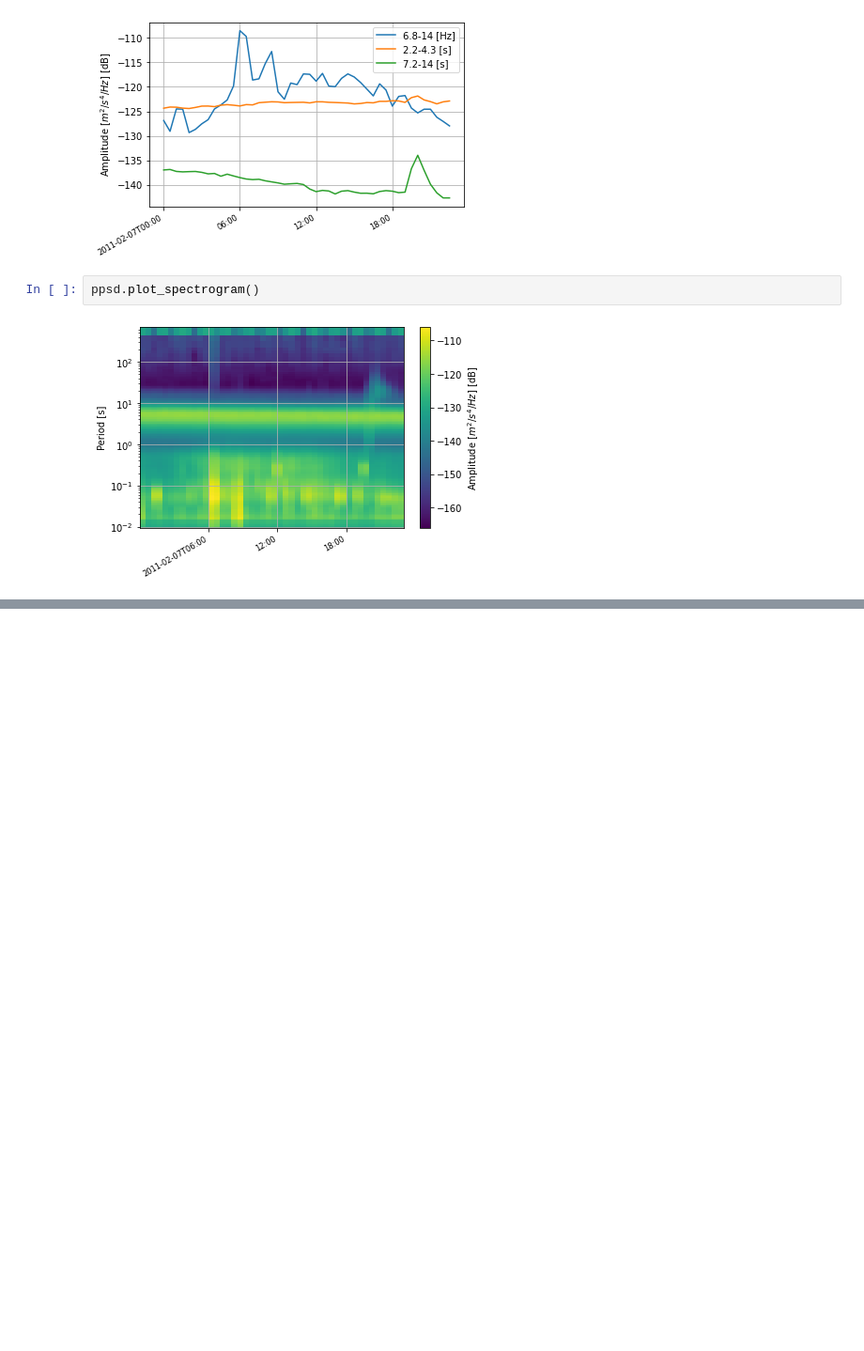
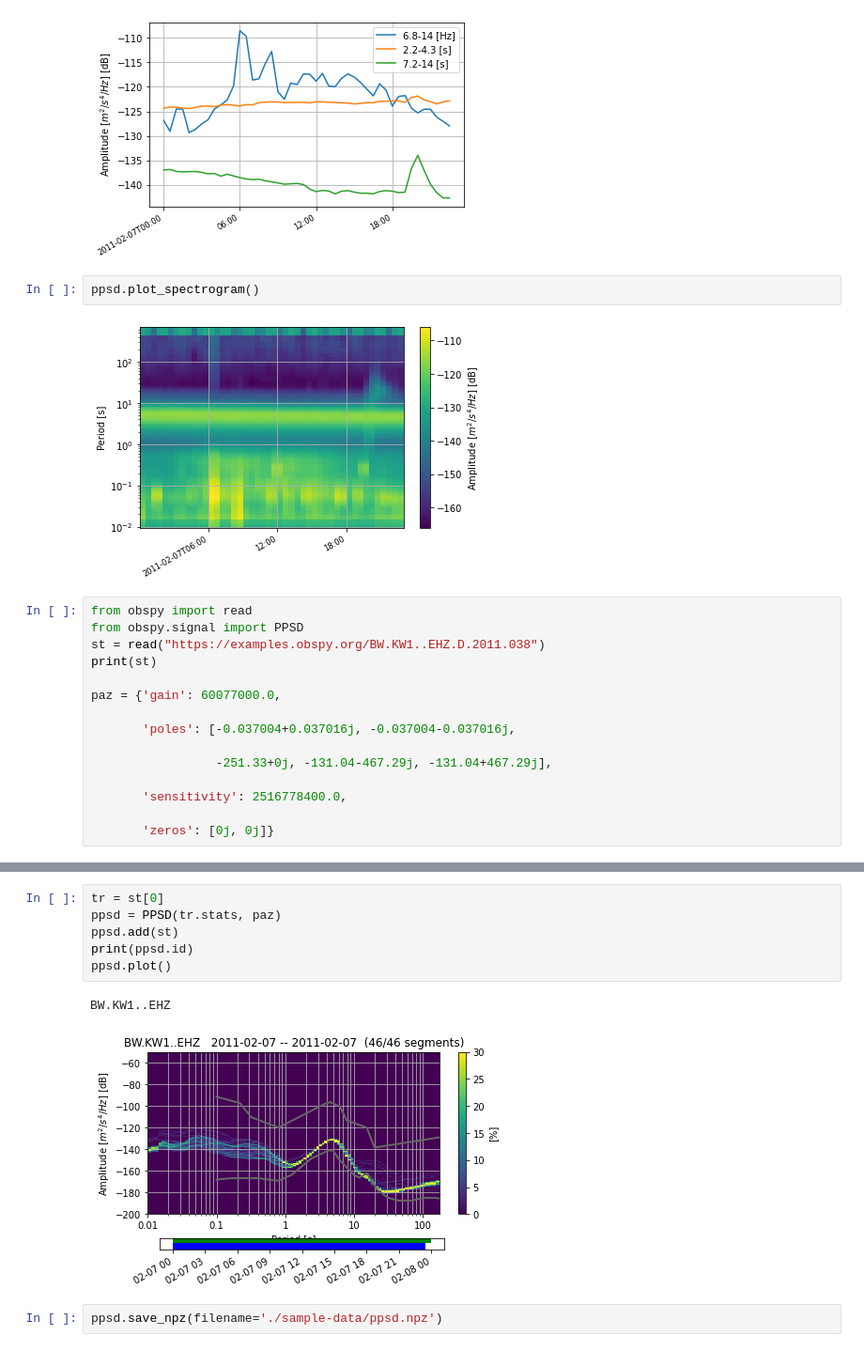
Before and after one commit to ikahbasi/ObsPy_NIGS, a Jupyter notebook: Visualizing Probabilistic Power Spectral Densities.ipynb, the cells around one changed output, grey strips where cells are left out. Shown at 94% size. Cells and saved outputs as stored; diff of their text form; blank space fills up the shorter version.

```diff
--- a/Visualizing Probabilistic Power Spectral Densities.ipynb
+++ b/Visualizing Probabilistic Power Spectral Densities.ipynb
@@ -42,3 +48,18 @@ ppsd.plot_temporal([0.1, 3, 10])
 ppsd.plot_spectrogram()
 # %% [output]
 [figure]
+# %%
+from obspy import read
+from obspy.signal import PPSD
+st = read("https://examples.obspy.org/BW.KW1..EHZ.D.2011.038")
+print(st)
+
+paz = {'gain': 60077000.0,
+
+       'poles': [-0.037004+0.037016j, -0.037004-0.037016j,
+
+                 -251.33+0j, -131.04-467.29j, -131.04+467.29j],
+
+       'sensitivity': 2516778400.0,
+
+       'zeros': [0j, 0j]}
@@ -44,0 +69,11 @@ ppsd.plot_spectrogram()
+# %%
+tr = st[0]
+ppsd = PPSD(tr.stats, paz)
+ppsd.add(st)
+print(ppsd.id)
+ppsd.plot()
+# %% [output]
+BW.KW1..EHZ
+[figure, added]
+# %%
+ppsd.save_npz(filename='./sample-data/ppsd.npz')
```
Also changed, not shown: parts of 5 cells of this notebook, 3 other files.
